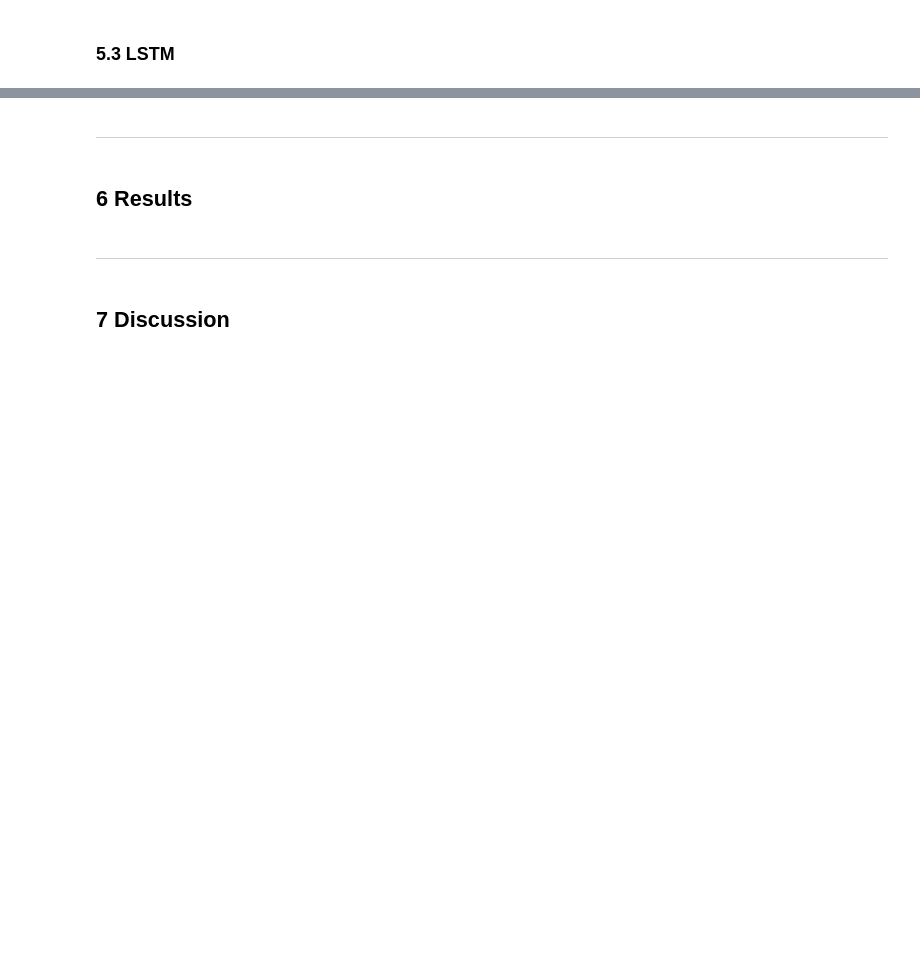
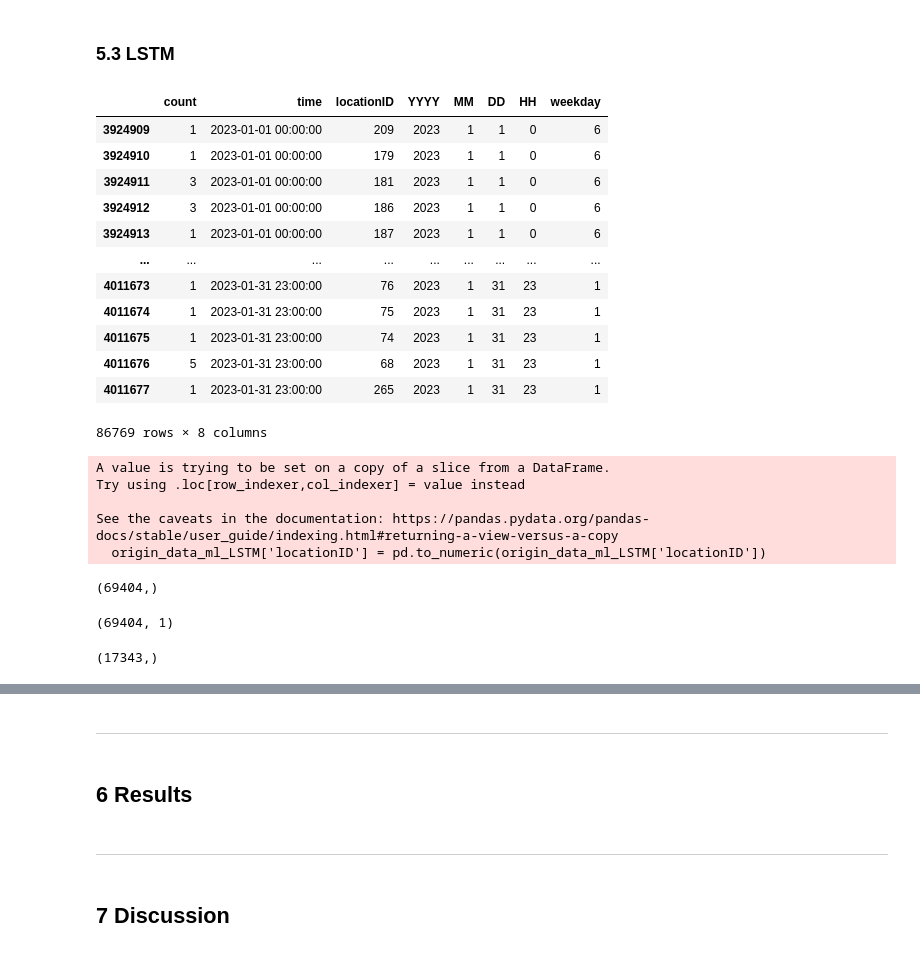
Before and after one commit to X-Fan-Jack/Taxis-prediction-in-NYC, a Jupyter notebook: cw_casa06.ipynb, the cells around one changed output, grey strips where cells are left out. Drawn from its saved outputs; the diff is of its cells as text; code cells hidden in the pictures; blank space fills up the shorter version.

Commit message:
Finsih LSTM

```diff
--- a/cw_casa06.ipynb
+++ b/cw_casa06.ipynb
@@ -639,3 +700,21 @@ origin_data_ml_LSTM = origin_data_ml
+# %%
+origin_data_ml_LSTM = origin_data_ml
+origin_data_ml_LSTM = origin_data_ml_LSTM.query('YYYY>2022')
+origin_data_ml_LSTM
+# %% [output]
+|  | count | time | locationID | YYYY | MM | DD | HH | weekday |
+| 3924909 | 1 | 2023-01-01 00:00:00 | 209 | 2023 | 1 | 1 | 0 | 6 |
+| 3924910 | 1 | 2023-01-01 00:00:00 | 179 | 2023 | 1 | 1 | 0 | 6 |
+| 3924911 | 3 | 2023-01-01 00:00:00 | 181 | 2023 | 1 | 1 | 0 | 6 |
+| 3924912 | 3 | 2023-01-01 00:00:00 | 186 | 2023 | 1 | 1 | 0 | 6 |
+| 3924913 | 1 | 2023-01-01 00:00:00 | 187 | 2023 | 1 | 1 | 0 | 6 |
+| ... | ... | ... | ... | ... | ... | ... | ... | ... |
+| 4011673 | 1 | 2023-01-31 23:00:00 | 76 | 2023 | 1 | 31 | 23 | 1 |
+| 4011674 | 1 | 2023-01-31 23:00:00 | 75 | 2023 | 1 | 31 | 23 | 1 |
+| 4011675 | 1 | 2023-01-31 23:00:00 | 74 | 2023 | 1 | 31 | 23 | 1 |
+| 4011676 | 5 | 2023-01-31 23:00:00 | 68 | 2023 | 1 | 31 | 23 | 1 |
+| 4011677 | 1 | 2023-01-31 23:00:00 | 265 | 2023 | 1 | 31 | 23 | 1 |
+86769 rows × 8 columns
 # %%
 # 将 locationID 转换为数值类型
 origin_data_ml_LSTM['locationID'] = pd.to_numeric(origin_data_ml_LSTM['locationID'])
@@ -644,8 +723,14 @@ df = origin_data_ml_LSTM
 # 选取需要使用的变量
 data = df[['count', 'locationID', 'YYYY', 'MM', 'DD', 'HH', 'weekday']].values
 
-# 对数据进行归一化
-scaler = MinMaxScaler(feature_range=(0, 1))
-scaled_data = scaler.fit_transform(data)
+# # 对数据进行归一化
+# scaler = MinMaxScaler(feature_range=(0, 1))
+# scaled_data = scaler.fit_transform(data)
+# %% [output]
+A value is trying to be set on a copy of a slice from a DataFrame.
+Try using .loc[row_indexer,col_indexer] = value instead
+
+See the caveats in the documentation: https://pandas.pydata.org/pandas-docs/stable/user_guide/indexing.html#returning-a-view-versus-a-copy
+  origin_data_ml_LSTM['locationID'] = pd.to_numeric(origin_data_ml_LSTM['locationID'])
 # %%
 # 划分训练集和测试集
@@ -661,6 +746,22 @@ def create_dataset(dataset, look_back=1):
         X.append(a)
         Y.append(dataset[i + look_back, 0])
     return np.array(X), np.array(Y)
+# %%
+train_Y.shape
+# %% [output]
+(69404,)
+# %%
+train_arry = train_Y.reshape(69404,1)
+train_arry.shape
+
+test_arry = test_Y.reshape(17343,1)
+test_arry.shape
+# %% [output]
+(69404, 1)
+# %%
+test_Y.shape
+# %% [output]
+(17343,)
 # %%
 look_back = 10
 train_X, train_Y = create_dataset(train_data, look_back)
```
Also changed, not shown: parts of 14 cells of this notebook.
